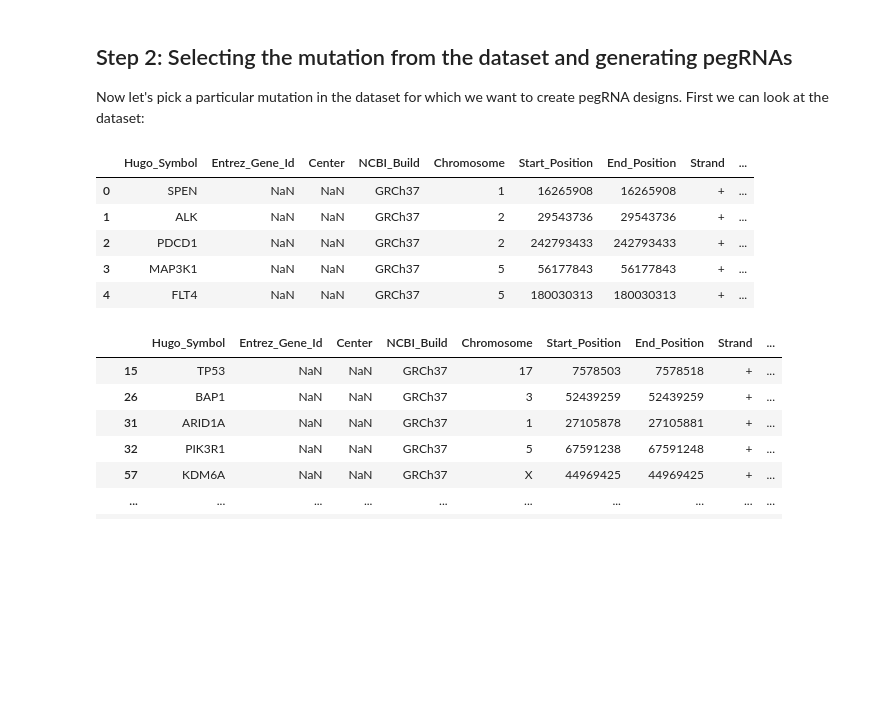
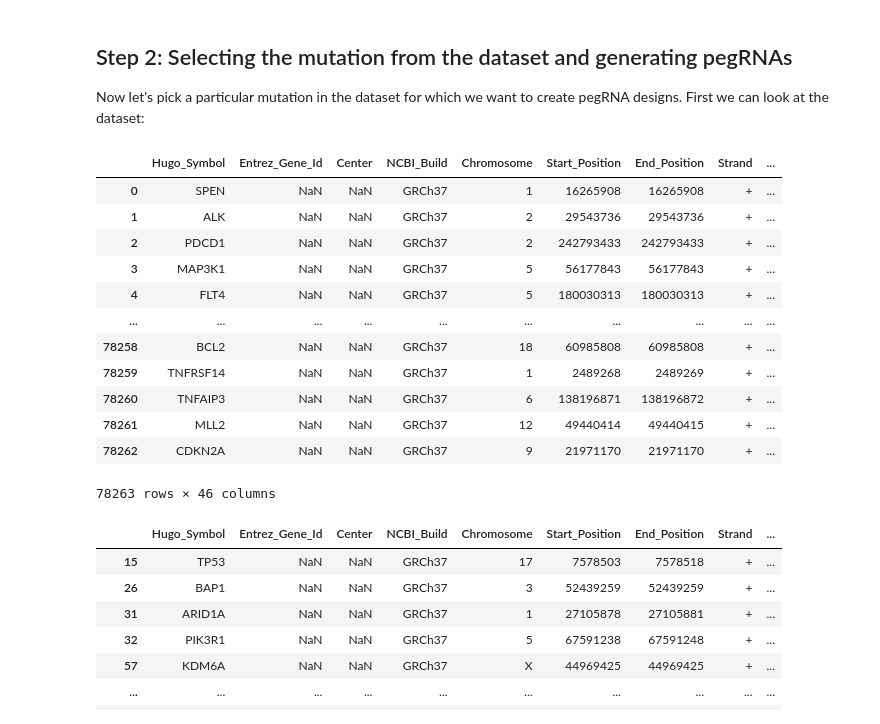
Before and after one commit to samgould2/PEGG, a Jupyter notebook: examples/PEGG_example.ipynb, the cells around one changed output. Cells and saved outputs as stored; diff of their text form; code cells hidden in the pictures; blank space fills up the shorter version.

```diff
--- a/examples/PEGG_example.ipynb
+++ b/examples/PEGG_example.ipynb
@@ -63,14 +63,21 @@ chrom_dict = pd.read_pickle(file)
 ## Step 2: Selecting the mutation from the dataset and generating pegRNAs
 Now let's pick a particular mutation in the dataset for which we want to create pegRNA designs. First we can look at the dataset:
 # %%
-mutant_input.head()
+mutant_input
 # %% [output]
 |  | Hugo_Symbol | Entrez_Gene_Id | Center | NCBI_Build | Chromosome | Start_Position | End_Position | Strand | ... |
 | 0 | SPEN | NaN | NaN | GRCh37 | 1 | 16265908 | 16265908 | + | ... |
 | 1 | ALK | NaN | NaN | GRCh37 | 2 | 29543736 | 29543736 | + | ... |
 | 2 | PDCD1 | NaN | NaN | GRCh37 | 2 | 242793433 | 242793433 | + | ... |
 | 3 | MAP3K1 | NaN | NaN | GRCh37 | 5 | 56177843 | 56177843 | + | ... |
 | 4 | FLT4 | NaN | NaN | GRCh37 | 5 | 180030313 | 180030313 | + | ... |
+| ... | ... | ... | ... | ... | ... | ... | ... | ... | ... |
+| 78258 | BCL2 | NaN | NaN | GRCh37 | 18 | 60985808 | 60985808 | + | ... |
+| 78259 | TNFRSF14 | NaN | NaN | GRCh37 | 1 | 2489268 | 2489269 | + | ... |
+| 78260 | TNFAIP3 | NaN | NaN | GRCh37 | 6 | 138196871 | 138196872 | + | ... |
+| 78261 | MLL2 | NaN | NaN | GRCh37 | 12 | 49440414 | 49440415 | + | ... |
+| 78262 | CDKN2A | NaN | NaN | GRCh37 | 9 | 21971170 | 21971170 | + | ... |
+78263 rows × 46 columns
 # %%
 mutant_input[mutant_input['Variant_Type']=='DEL']
 # %% [output]
```
Also changed, not shown: parts of 3 cells of this notebook, 3 other files.
